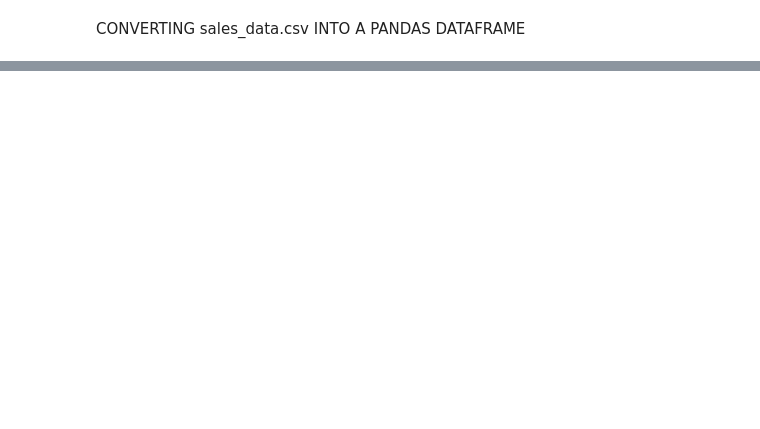
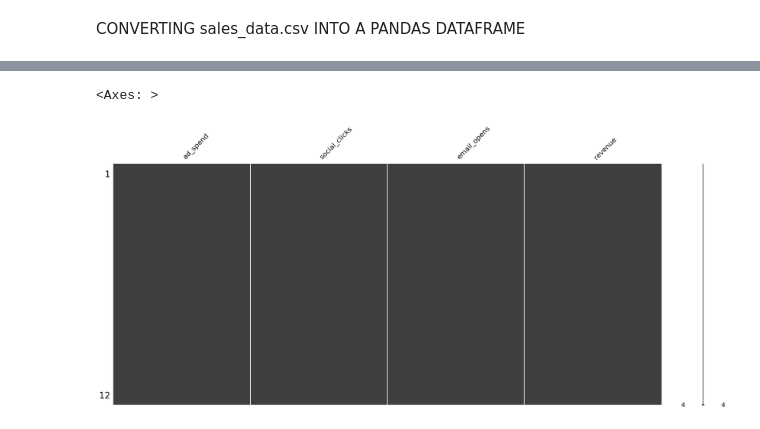
Before and after one commit to MODITS-ALL-CAPS/OPERATION_DOOMSDAY, a Jupyter notebook: analyze.ipynb, the cells around one changed output, grey strips where cells are left out. Drawn from its saved outputs; the diff is of its cells as text; code cells hidden in the pictures; blank space fills up the shorter version.

```diff
--- a/analyze.ipynb
+++ b/analyze.ipynb
@@ -30,0 +62,7 @@ df.head
+# %%
+#Filling mising(NaN) values with Median value of the social_click
+df.fillna(df['social_clicks'].median(), inplace=True)
+msg.matrix(df)
+# %% [output]
+<Axes: >
+[figure, added]
```
Also changed, not shown: parts of 15 cells of this notebook, 5 other files.
